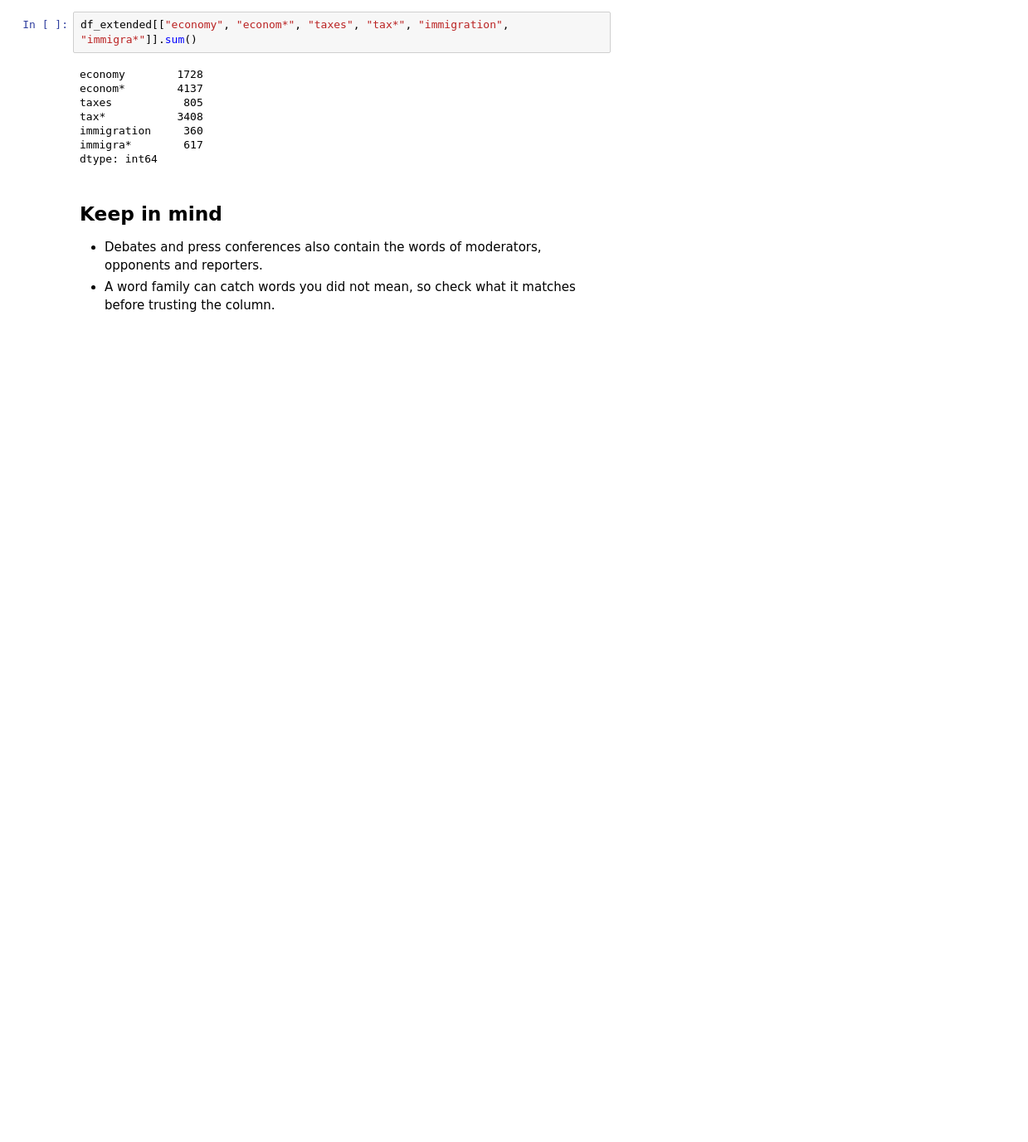
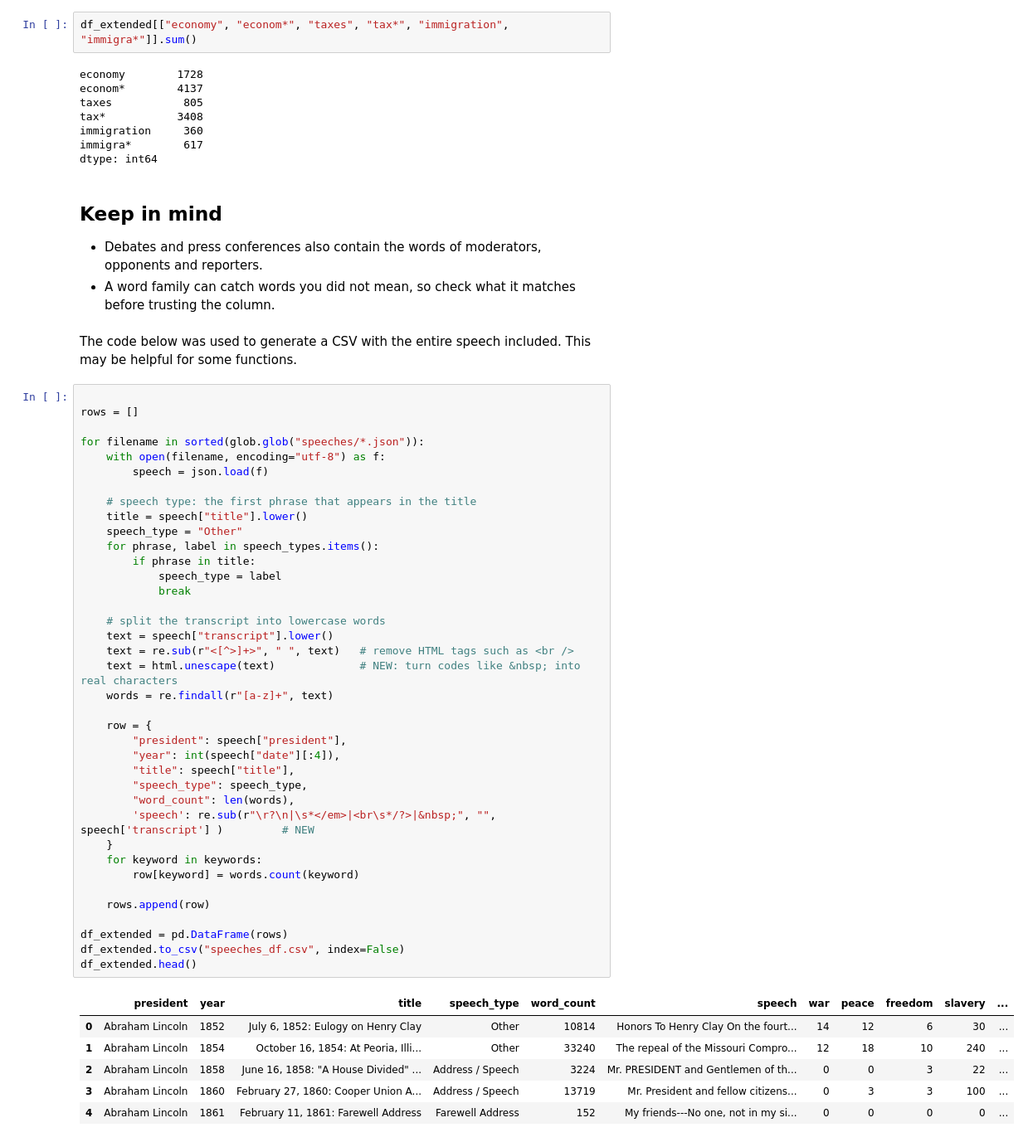
Before and after one commit to vhnguyen4/Miller-211A, a Jupyter notebook: speech_keywords.ipynb, the cells around one changed output. Shown at 83% size. Cells and saved outputs as stored; diff of their text form; blank space fills up the shorter version.

```diff
--- a/speech_keywords.ipynb
+++ b/speech_keywords.ipynb
@@ -215,3 +215,50 @@ dtype: int64
 
 - Debates and press conferences also contain the words of moderators, opponents and reporters.
 - A word family can catch words you did not mean, so check what it matches before trusting the column.
+# %% [markdown]
+The code below was used to generate a CSV with the entire speech included. This may be helpful for some functions.
+# %%
+
+rows = []
+
+for filename in sorted(glob.glob("speeches/*.json")):
+    with open(filename, encoding="utf-8") as f:
+        speech = json.load(f)
+
+    # speech type: the first phrase that appears in the title
+    title = speech["title"].lower()
+    speech_type = "Other"
+    for phrase, label in speech_types.items():
+        if phrase in title:
+            speech_type = label
+            break
+
+    # split the transcript into lowercase words
+    text = speech["transcript"].lower()
+    text = re.sub(r"<[^>]+>", " ", text)   # remove HTML tags such as <br />
+    text = html.unescape(text)             # NEW: turn codes like &nbsp; into real characters
+    words = re.findall(r"[a-z]+", text)
+
+    row = {
+        "president": speech["president"],
+        "year": int(speech["date"][:4]),
+        "title": speech["title"],
+        "speech_type": speech_type,
+        "word_count": len(words),
+        'speech': re.sub(r"\r?\n|\s*</em>|<br\s*/?>|&nbsp;", "", speech['transcript'] )         # NEW
+    }
+    for keyword in keywords:
+        row[keyword] = words.count(keyword)
+
+    rows.append(row)
+
+df_extended = pd.DataFrame(rows)
+df_extended.to_csv("speeches_df.csv", index=False)
+df_extended.head()
+# %% [output]
+|  | president | year | title | speech_type | word_count | speech | war | peace | freedom | slavery | ... |
+| 0 | Abraham Lincoln | 1852 | July 6, 1852: Eulogy on Henry Clay | Other | 10814 | Honors To Henry Clay On the fourt... | 14 | 12 | 6 | 30 | ... |
+| 1 | Abraham Lincoln | 1854 | October 16, 1854: At Peoria, Illi... | Other | 33240 | The repeal of the Missouri Compro... | 12 | 18 | 10 | 240 | ... |
+| 2 | Abraham Lincoln | 1858 | June 16, 1858: "A House Divided" ... | Address / Speech | 3224 | Mr. PRESIDENT and Gentlemen of th... | 0 | 0 | 3 | 22 | ... |
+| 3 | Abraham Lincoln | 1860 | February 27, 1860: Cooper Union A... | Address / Speech | 13719 | Mr. President and fellow citizens... | 0 | 3 | 3 | 100 | ... |
+| 4 | Abraham Lincoln | 1861 | February 11, 1861: Farewell Address | Farewell Address | 152 | My friends---No one, not in my si... | 0 | 0 | 0 | 0 | ... |
```
Also changed, not shown: 2 other files.
